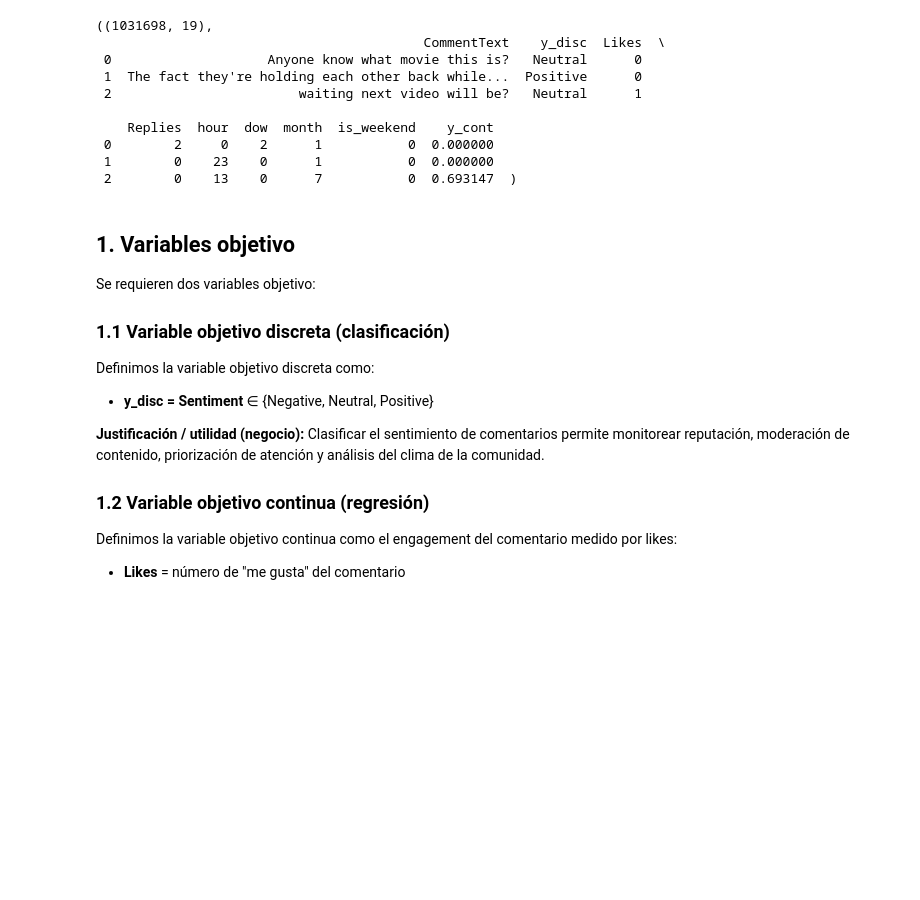
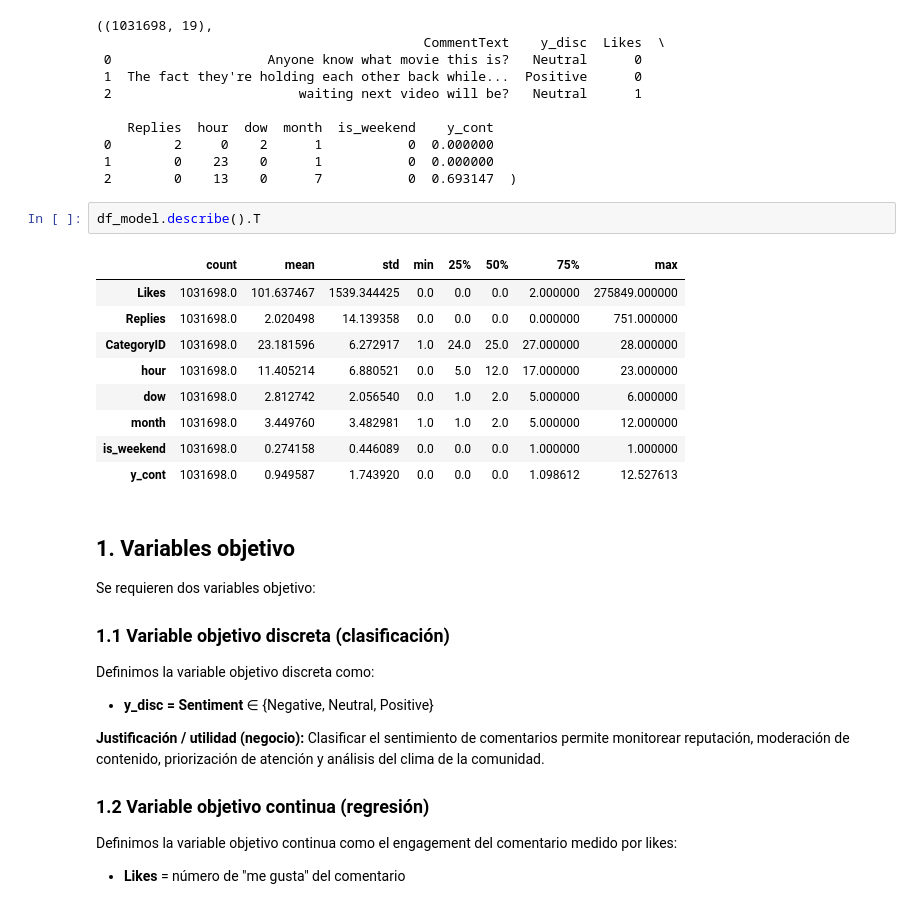
Before and after one commit to actdavidmc/DCD-G33-M2-P2, a Jupyter notebook: notebooks/CDD_G33_M2_P2_Equipo_6.ipynb, the cells around one changed output. Drawn from its saved outputs; the diff is of its cells as text; blank space fills up the shorter version.

```diff
--- a/notebooks/CDD_G33_M2_P2_Equipo_6.ipynb
+++ b/notebooks/CDD_G33_M2_P2_Equipo_6.ipynb
@@ -225,6 +238,18 @@ df_model.shape, df_model[["CommentText","y_disc","Likes","Replies","hour","dow",
  0        2     0    2      1           0  0.000000
  1        0    23    0      1           0  0.000000
  2        0    13    0      7           0  0.693147  )
+# %%
+df_model.describe().T
+# %% [output]
+|  | count | mean | std | min | 25% | 50% | 75% | max |
+| Likes | 1031698.0 | 101.637467 | 1539.344425 | 0.0 | 0.0 | 0.0 | 2.000000 | 275849.000000 |
+| Replies | 1031698.0 | 2.020498 | 14.139358 | 0.0 | 0.0 | 0.0 | 0.000000 | 751.000000 |
+| CategoryID | 1031698.0 | 23.181596 | 6.272917 | 1.0 | 24.0 | 25.0 | 27.000000 | 28.000000 |
+| hour | 1031698.0 | 11.405214 | 6.880521 | 0.0 | 5.0 | 12.0 | 17.000000 | 23.000000 |
+| dow | 1031698.0 | 2.812742 | 2.056540 | 0.0 | 1.0 | 2.0 | 5.000000 | 6.000000 |
+| month | 1031698.0 | 3.449760 | 3.482981 | 1.0 | 1.0 | 2.0 | 5.000000 | 12.000000 |
+| is_weekend | 1031698.0 | 0.274158 | 0.446089 | 0.0 | 0.0 | 0.0 | 1.000000 | 1.000000 |
+| y_cont | 1031698.0 | 0.949587 | 1.743920 | 0.0 | 0.0 | 0.0 | 1.098612 | 12.527613 |
 # %% [markdown]
 ## 1. Variables objetivo
 
```
Also changed, not shown: parts of 5 cells of this notebook.
